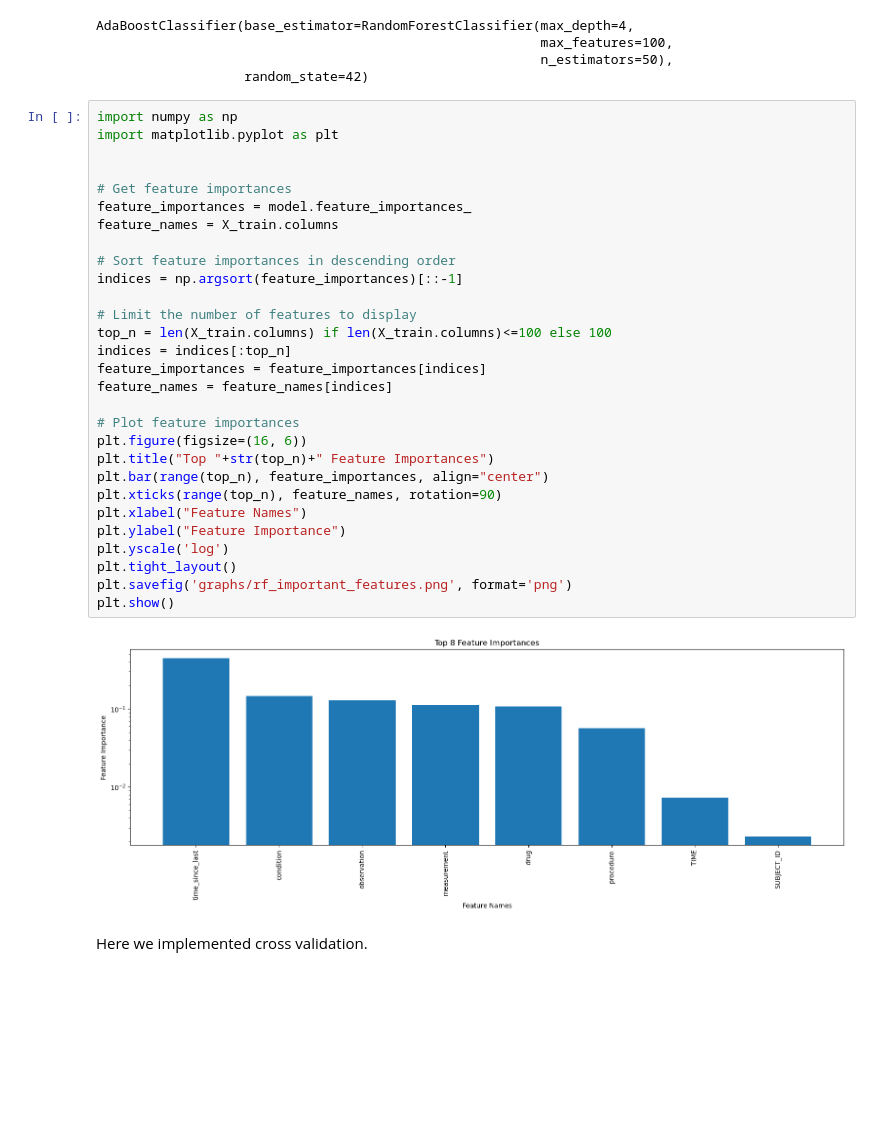
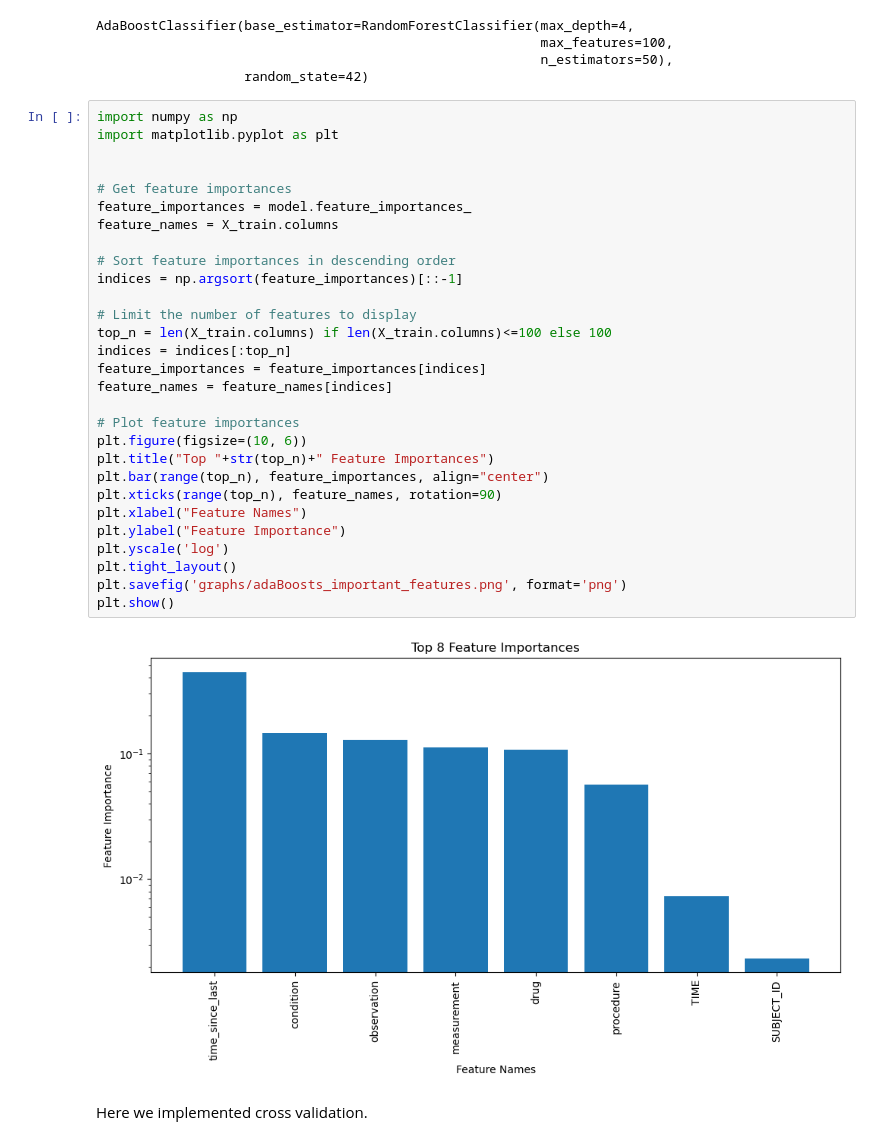
Before and after one commit to OJPOJ/ItDS-project, a Jupyter notebook: workflow.ipynb, the cells around one changed output. Saved outputs shown, nothing was run; the diff lists cells and outputs as text; blank space fills up the shorter version.

```diff
--- a/workflow.ipynb
+++ b/workflow.ipynb
@@ -401,34 +401,34 @@ AdaBoostClassifier(base_estimator=RandomForestClassifier(max_depth=4,
 # %%
 import numpy as np
 import matplotlib.pyplot as plt
 
 
 # Get feature importances
 feature_importances = model.feature_importances_
 feature_names = X_train.columns
 
 # Sort feature importances in descending order
 indices = np.argsort(feature_importances)[::-1]
 
 # Limit the number of features to display
 top_n = len(X_train.columns) if len(X_train.columns)<=100 else 100
 indices = indices[:top_n]
 feature_importances = feature_importances[indices]
 feature_names = feature_names[indices]
 
 # Plot feature importances
-plt.figure(figsize=(16, 6))
+plt.figure(figsize=(10, 6))
 plt.title("Top "+str(top_n)+" Feature Importances")
 plt.bar(range(top_n), feature_importances, align="center")
 plt.xticks(range(top_n), feature_names, rotation=90)
 plt.xlabel("Feature Names")
 plt.ylabel("Feature Importance")
 plt.yscale('log')
 plt.tight_layout()
-plt.savefig('graphs/rf_important_features.png', format='png')
+plt.savefig('graphs/adaBoosts_important_features.png', format='png')
 plt.show()
 # %% [output]
-[figure, old version]
+[figure, new version]
 # %% [markdown]
 Here we implemented cross validation.
 # %%
```
Also changed, not shown: 4 other files.
